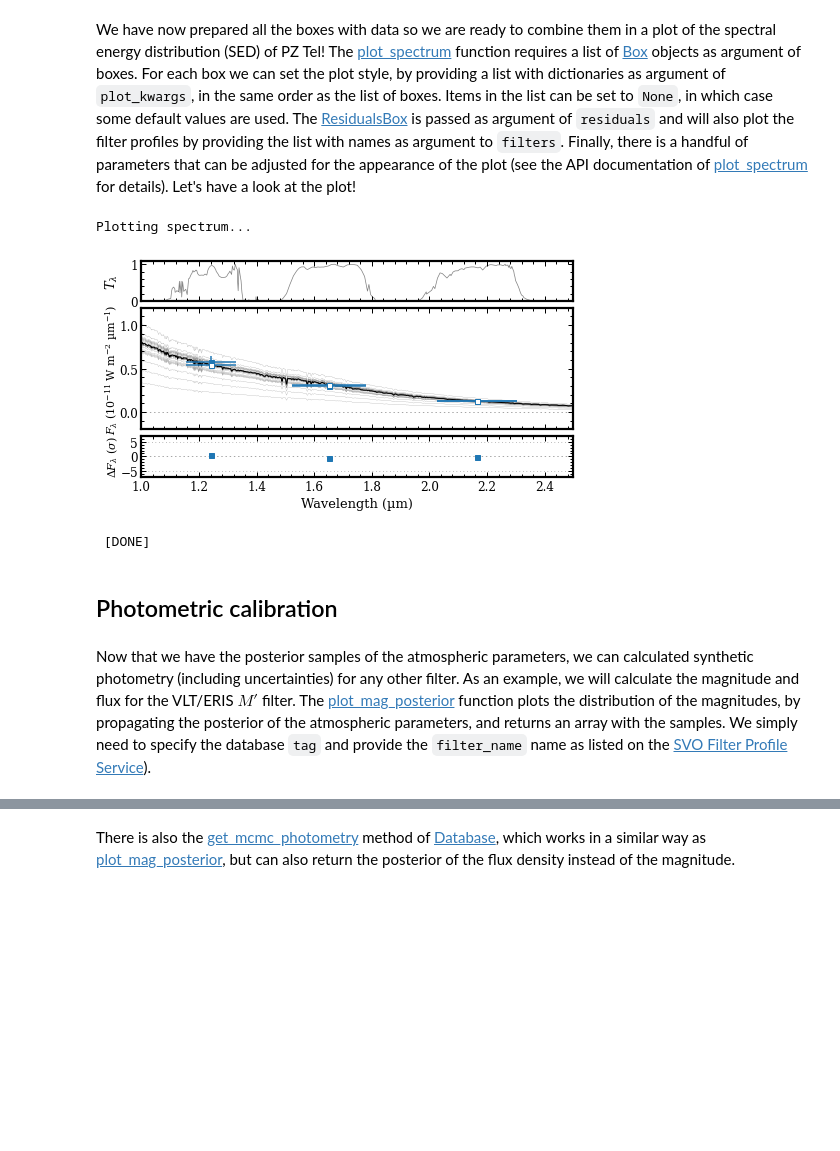
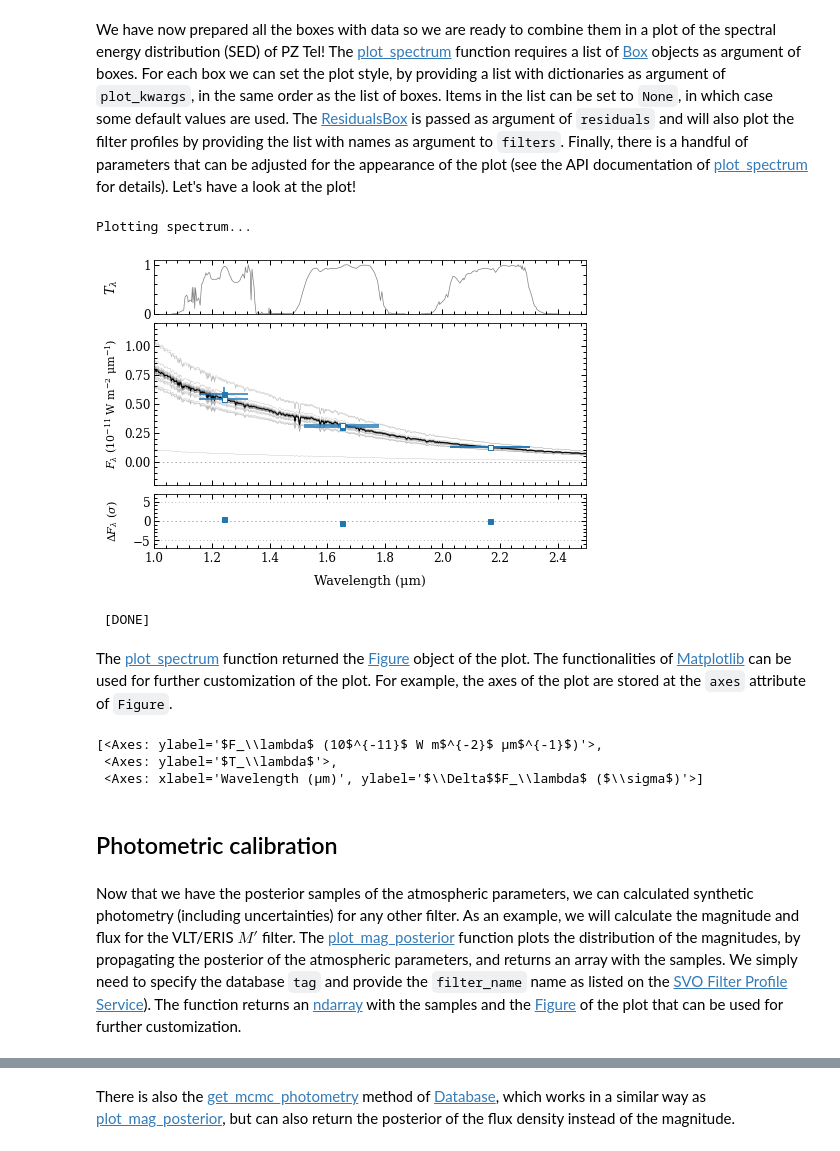
Before and after one commit to tomasstolker/species, a Jupyter notebook: docs/tutorials/flux_calibration.ipynb, the cells around one changed output, grey strips where cells are left out. Cells and saved outputs as stored; diff of their text form; code cells hidden in the pictures; blank space fills up the shorter version.

Commit message:
Plot functions return Figure, updated tutorials, code style improvements

```diff
--- a/docs/tutorials/flux_calibration.ipynb
+++ b/docs/tutorials/flux_calibration.ipynb
@@ -291,28 +295,36 @@ flux = {'2MASS/2MASS.J': 5.436024277627977e-12, '2MASS/2MASS.H': 3.1602540695429
 # %% [markdown]
 We have now prepared all the boxes with data so we are ready to combine them in a plot of the spectral energy distribution (SED) of PZ Tel! The [plot_spectrum](https://species.readthedocs.io/en/latest/species.plot.html#species.plot.plot_spectrum.plot_spectrum) function requires a list of [Box](https://species.readthedocs.io/en/latest/species.core.html#species.core.box.Box) objects as argument of boxes. For each box we can set the plot style, by providing a list with dictionaries as argument of `plot_kwargs`, in the same order as the list of boxes. Items in the list can be set to `None`, in which case some default values are used. The [ResidualsBox](https://species.readthedocs.io/en/latest/species.core.html#species.core.box.ResidualsBox) is passed as argument of `residuals` and will also plot the filter profiles by providing the list with names as argument to `filters`. Finally, there is a handful of parameters that can be adjusted for the appearance of the plot (see the API documentation of [plot_spectrum](https://species.readthedocs.io/en/latest/species.plot.html#species.plot.plot_spectrum.plot_spectrum) for details). Let's have a look at the plot!
 # %%
-species.plot_spectrum(boxes=[samples, model_box, object_box, syn_phot],
-                      filters=filters,
-                      residuals=residuals,
-                      plot_kwargs=[{'ls': '-', 'lw': 0.2, 'color': 'gray'},
-                                   {'ls': '-', 'lw': 1., 'color': 'black'},
-                                   {'2MASS/2MASS.J': {'marker': 's', 'ms': 5., 'color': 'tab:blue', 'ls': 'none'},
-                                    '2MASS/2MASS.H': {'marker': 's', 'ms': 5., 'color': 'tab:blue', 'ls': 'none'},
-                                    '2MASS/2MASS.Ks': {'marker': 's', 'ms': 5., 'color': 'tab:blue', 'ls': 'none'}},
-                                   None],
-                      xlim=(1., 2.5),
-                      ylim=(-2e-12, 1.2e-11),
-                      ylim_res=(-7., 7.),
-                      scale=('linear', 'linear'),
-                      offset=(-0.5, -0.05),
-                      figsize=(6., 3.),
-                      output=None)
+fig = species.plot_spectrum(boxes=[samples, model_box, object_box, syn_phot],
+                            filters=filters,
+                            residuals=residuals,
+                            plot_kwargs=[{'ls': '-', 'lw': 0.2, 'color': 'gray'},
+                                         {'ls': '-', 'lw': 1., 'color': 'black'},
+                                         {'2MASS/2MASS.J': {'marker': 's', 'ms': 5., 'color': 'tab:blue', 'ls': 'none'},
+                                          '2MASS/2MASS.H': {'marker': 's', 'ms': 5., 'color': 'tab:blue', 'ls': 'none'},
+                                          '2MASS/2MASS.Ks': {'marker': 's', 'ms': 5., 'color': 'tab:blue', 'ls': 'none'}},
+                                         None],
+                            xlim=(1., 2.5),
+                            ylim=(-2e-12, 1.2e-11),
+                            ylim_res=(-7., 7.),
+                            scale=('linear', 'linear'),
+                            offset=(-0.5, -0.08),
+                            figsize=(6., 4.),
+                            output=None)
 # %% [output]
 Plotting spectrum...
-[figure, old version]
+[figure, new version]
  [DONE]
+# %% [markdown]
+The [plot_spectrum](https://species.readthedocs.io/en/latest/species.plot.html#species.plot.plot_spectrum.plot_spectrum) function returned the [Figure](https://matplotlib.org/stable/api/figure_api.html#matplotlib.figure.Figure) object of the plot. The functionalities of [Matplotlib](https://matplotlib.org/stable/index.html) can be used for further customization of the plot. For example, the axes of the plot are stored at the `axes` attribute of `Figure`.
+# %%
+fig.axes
+# %% [output]
+[<Axes: ylabel='$F_\\lambda$ (10$^{-11}$ W m$^{-2}$ μm$^{-1}$)'>,
+ <Axes: ylabel='$T_\\lambda$'>,
+ <Axes: xlabel='Wavelength (μm)', ylabel='$\\Delta$$F_\\lambda$ ($\\sigma$)'>]
 # %% [markdown]
 ## Photometric calibration
 # %% [markdown]
-Now that we have the posterior samples of the atmospheric parameters, we can calculated synthetic photometry (including uncertainties) for any other filter. As an example, we will calculate the magnitude and flux for the VLT/ERIS $M'$ filter. The [plot_mag_posterior](https://species.readthedocs.io/en/latest/species.plot.html#species.plot.plot_mcmc.plot_mag_posterior) function plots the distribution of the magnitudes, by propagating the posterior of the atmospheric parameters, and returns an array with the samples. We simply need to specify the database `tag` and provide the `filter_name` name as listed on the [SVO Filter Profile Service](http://svo2.cab.inta-csic.es/svo/theory/fps/)).
+Now that we have the posterior samples of the atmospheric parameters, we can calculated synthetic photometry (including uncertainties) for any other filter. As an example, we will calculate the magnitude and flux for the VLT/ERIS $M'$ filter. The [plot_mag_posterior](https://species.readthedocs.io/en/latest/species.plot.html#species.plot.plot_mcmc.plot_mag_posterior) function plots the distribution of the magnitudes, by propagating the posterior of the atmospheric parameters, and returns an array with the samples. We simply need to specify the database `tag` and provide the `filter_name` name as listed on the [SVO Filter Profile Service](http://svo2.cab.inta-csic.es/svo/theory/fps/)). The function returns an [ndarray](https://numpy.org/doc/stable/reference/arrays.ndarray.html) with the samples and the [Figure](https://matplotlib.org/stable/api/figure_api.html#matplotlib.figure.Figure) of the plot that can be used for further customization.
 # %%
```
Also changed, not shown: parts of 20 cells of this notebook, 21 other files.
